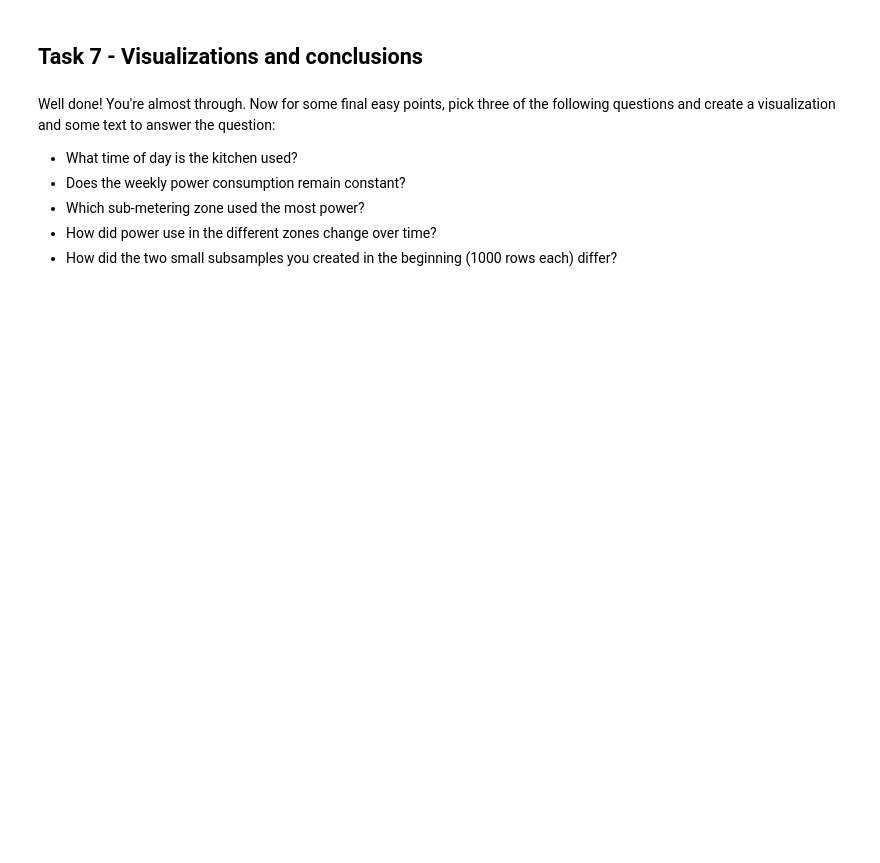
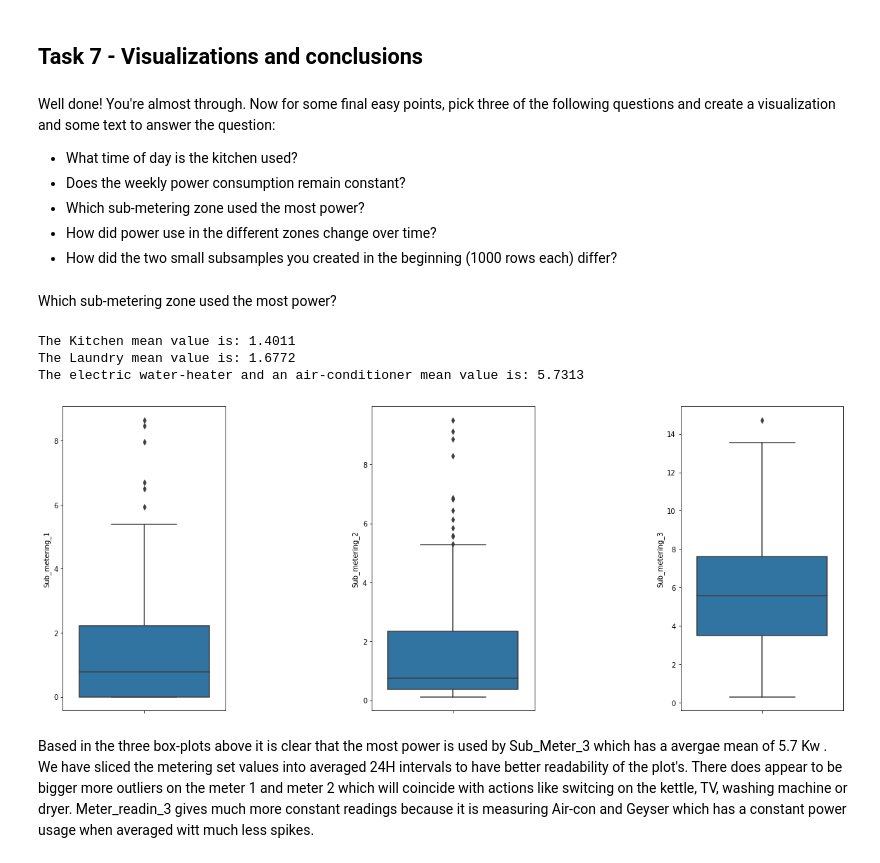
Before and after one commit to RynalddW/DAV_Summative_Assessment, a Jupyter notebook: Git/Dav_Summative_Assesment/dav_sa_summative_assessment.ipynb, the cells around one changed output. Saved outputs shown, nothing was run; the diff lists cells and outputs as text; code cells hidden in the pictures; blank space fills up the shorter version.

```diff
--- a/Git/Dav_Summative_Assesment/dav_sa_summative_assessment.ipynb
+++ b/Git/Dav_Summative_Assesment/dav_sa_summative_assessment.ipynb
@@ -599,3 +689,29 @@ Well done! You're almost through. Now for some final easy points, pick three of
 - Which sub-metering zone used the most power?
 - How did power use in the different zones change over time?
 - How did the two small subsamples you created in the beginning (1000 rows each) differ?
+# %% [markdown]
+Which sub-metering zone used the most power?
+# %%
+#Set date_time column as index
+df_small.index = df_small['Date_Time']
+# %%
+f, axes = plt.subplots(1,3, figsize=(20,8))  #Create four box plots
+plt.subplots_adjust(wspace = 0.9)  # Increase spacing between boxes
+
+#Plot 3 Boxplots for the different surface areas and last one as Total Surface area
+sns.boxplot(x='Sub_metering_1',data=df_small.resample('24H').mean(),orient='v', ax=axes[0])
+sns.boxplot(x='Sub_metering_2',data=df_small.resample('24H').mean(),orient='v', ax=axes[1])
+sns.boxplot(x='Sub_metering_3',data=df_small.resample('24H').mean(),orient='v', ax=axes[2])
+
+
+
+print("The Kitchen mean value is:", df_small.Sub_metering_1.mean())
+print("The Laundry mean value is:", df_small.Sub_metering_2.mean())
+print("The electric water-heater and an air-conditioner mean value is:", df_small.Sub_metering_3.mean())
+# %% [output]
+The Kitchen mean value is: 1.4011
+The Laundry mean value is: 1.6772
+The electric water-heater and an air-conditioner mean value is: 5.7313
+[figure, added]
+# %% [markdown]
+Based in the three box-plots above it is clear that the most power is used by Sub_Meter_3 which has a avergae mean of 5.7 Kw .  We have sliced the metering set values into averaged 24H intervals to have better readability of the plot's.  There does appear to be bigger more outliers on the meter 1 and meter 2 which will coincide with actions like switcing on the kettle, TV, washing machine or dryer.  Meter_readin_3 gives much more constant readings because it is measuring Air-con and Geyser which has a constant power usage when averaged witt much less spikes.
```
Also changed, not shown: parts of 20 cells of this notebook.
